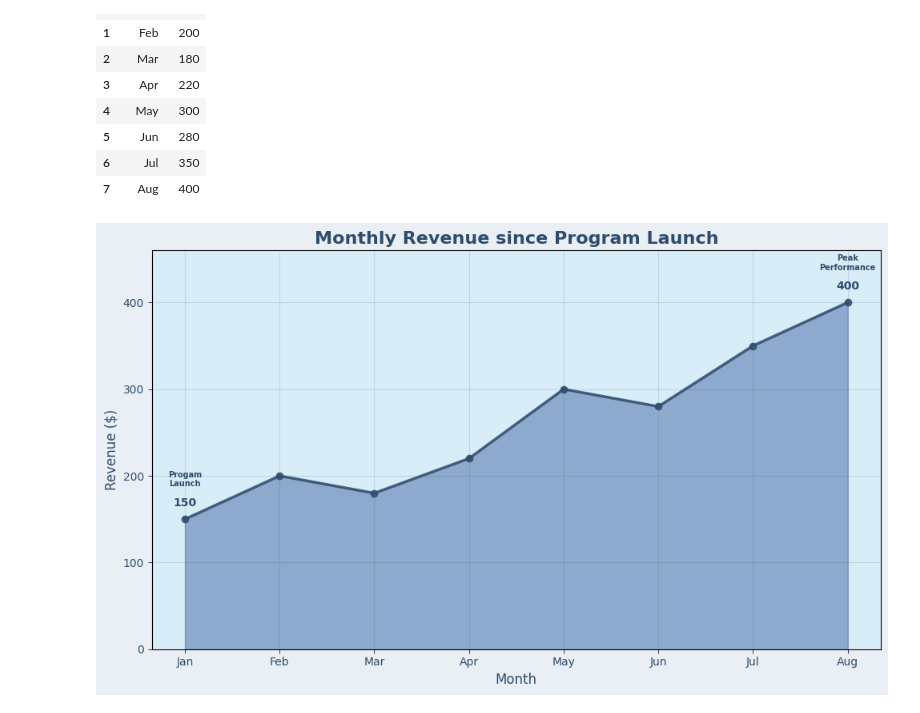
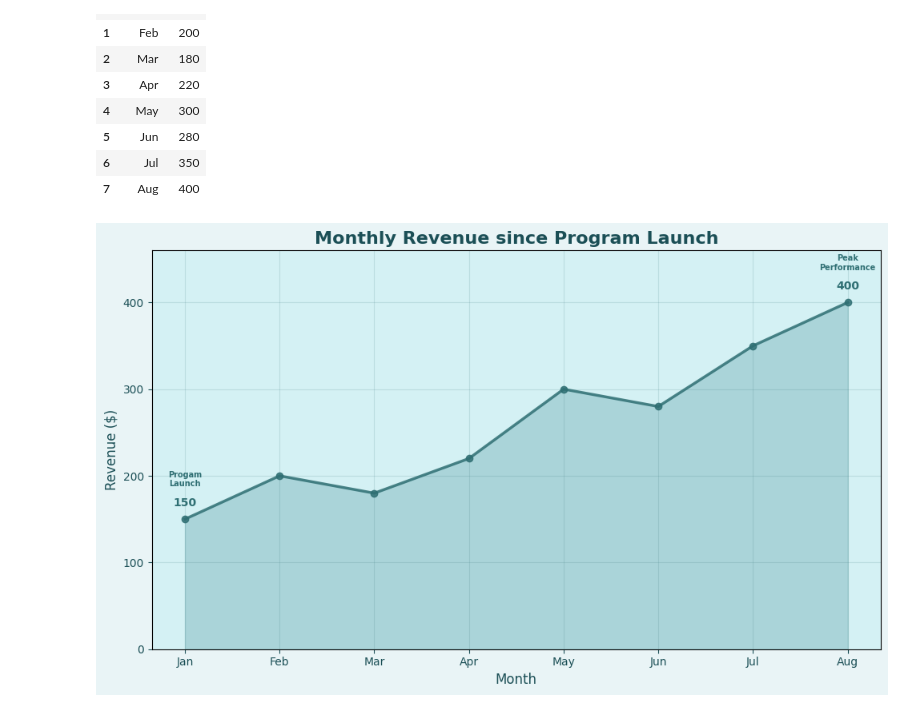
Before and after one commit to Dcroix/qdesc, a Jupyter notebook: Qdesc Demo Notebook Three.ipynb, the cells around one changed output. Drawn from its saved outputs; the diff is of its cells as text; code cells hidden in the pictures.

```diff
--- a/Qdesc Demo Notebook Three.ipynb
+++ b/Qdesc Demo Notebook Three.ipynb
@@ -83,24 +86,24 @@ df # say df is a time series data that you have for analysis
 # %%
 # Indicate the annotations on the line chart that you wish to have
 annotations_list = [
     {"x": "Aug", "text": "Peak Performance"},
     {"x": "Jan", "text": "Progam Launch"}
 ]
 
 qd.purvis_line(
     df,
     x_col="Period",
     y_col="Sales",
     title="Monthly Revenue since Program Launch",
     xlabel="Month",
     ylabel="Revenue ($)",
-    palette="dark_blue", # change color palette based on your preference. listing available at qdesc pypi documentation
+    palette="teal", # change color palette based on your preference. listing available at qdesc pypi documentation
     mode="both", # can be top, bottom, or both
     top_n= 1, # adjust the number of highlighted columns
     marker_shape='o', # can be 'o' for circle, 's' for square, 'D' for diamond, '^' for triangle pointing upwards, and 'v' for triangle pointing downwards
     line_width=2.5,
     light_grid= True, # prefer to have a light grid or not
     annotations = annotations_list
 )
 # %% [output]
-[figure, old version]
+[figure, new version]
```
Also changed, not shown: parts of 6 cells of this notebook.
